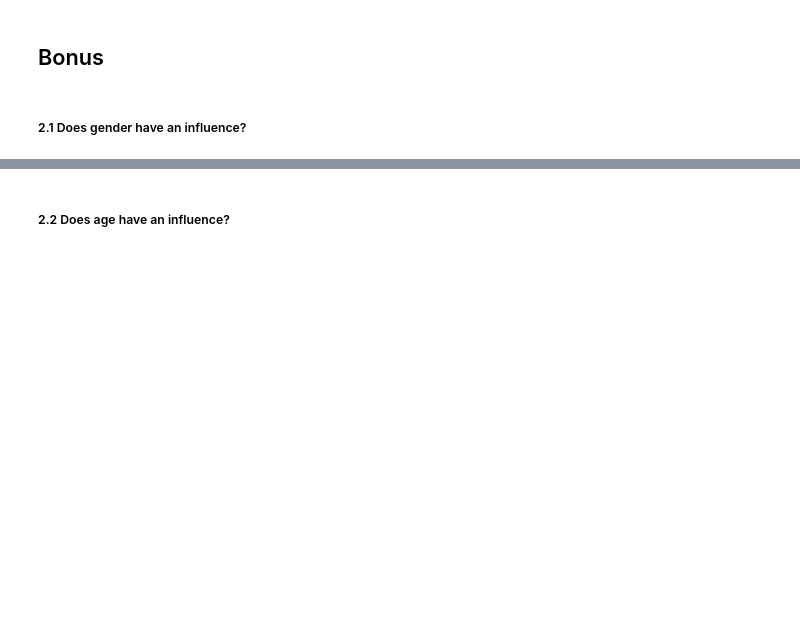
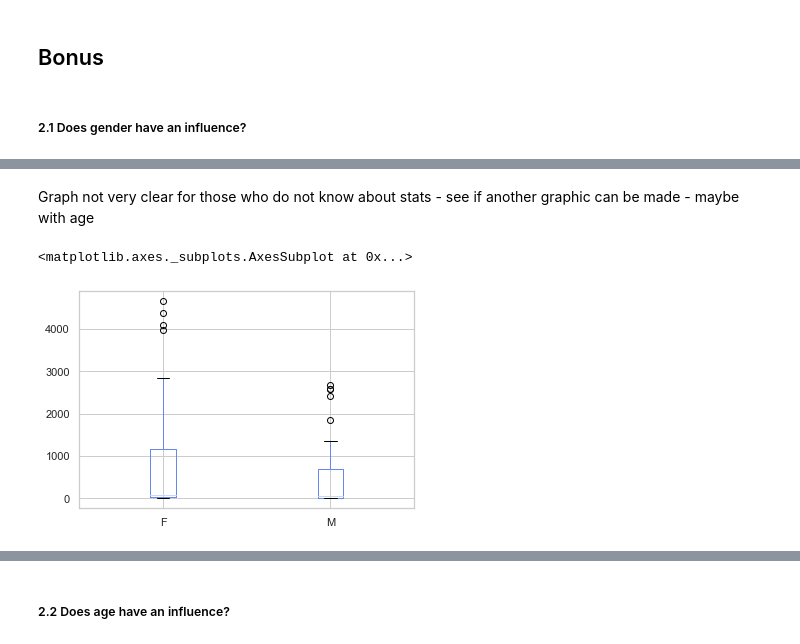
Before and after one commit to FHnt97/Project-Week-5-Your-Own-Project, a Jupyter notebook: your-project/03-Analysis.ipynb, the cells around one changed output, grey strips where cells are left out. Drawn from its saved outputs; the diff is of its cells as text; code cells hidden in the pictures; blank space fills up the shorter version.

```diff
--- a/your-project/03-Analysis.ipynb
+++ b/your-project/03-Analysis.ipynb
@@ -322,0 +349,7 @@ O =
+# %% [markdown]
+Graph not very clear for those who do not know about stats - see if another graphic can be made - maybe with age
+# %%
+gender.boxplot(column=["F", "M"])
+# %% [output]
+<matplotlib.axes._subplots.AxesSubplot at 0x...>
+[figure, added]
```
Also changed, not shown: parts of 8 cells of this notebook.
